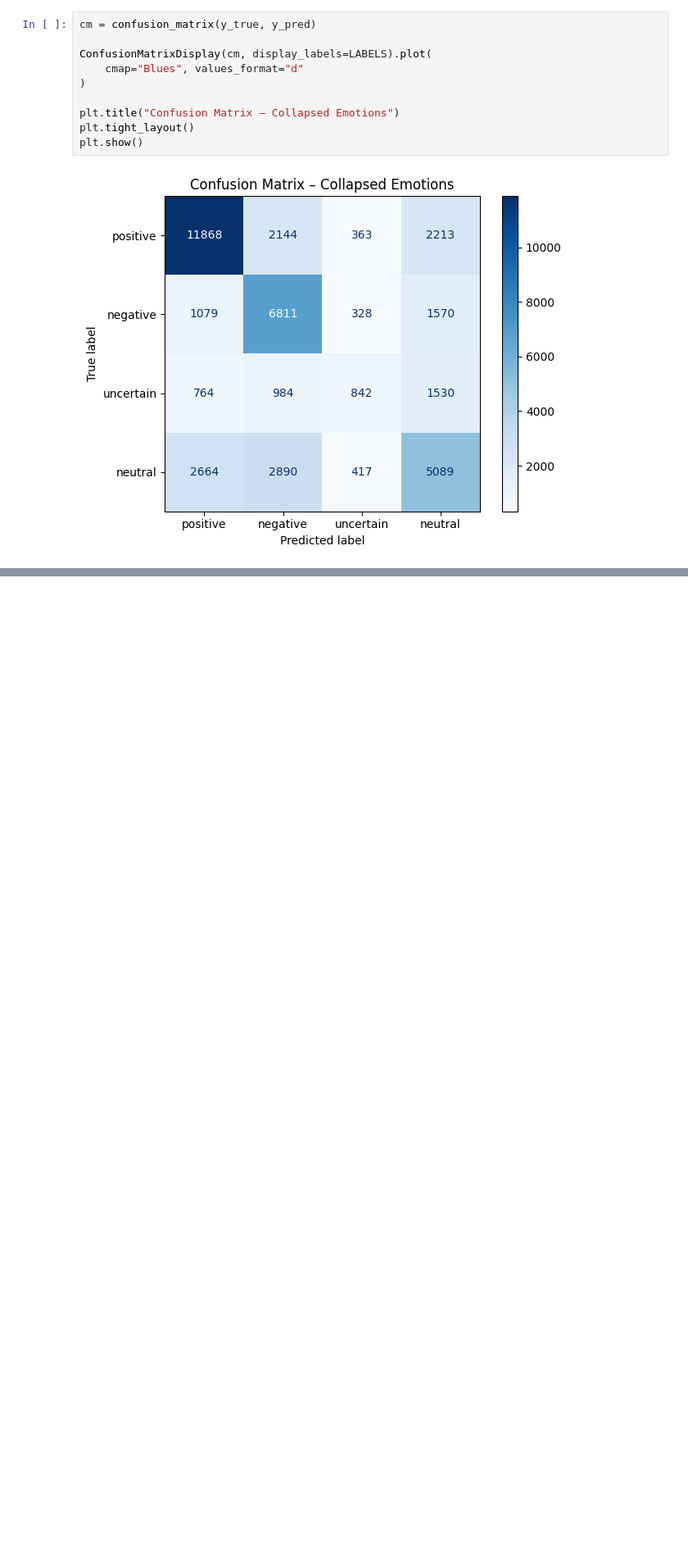
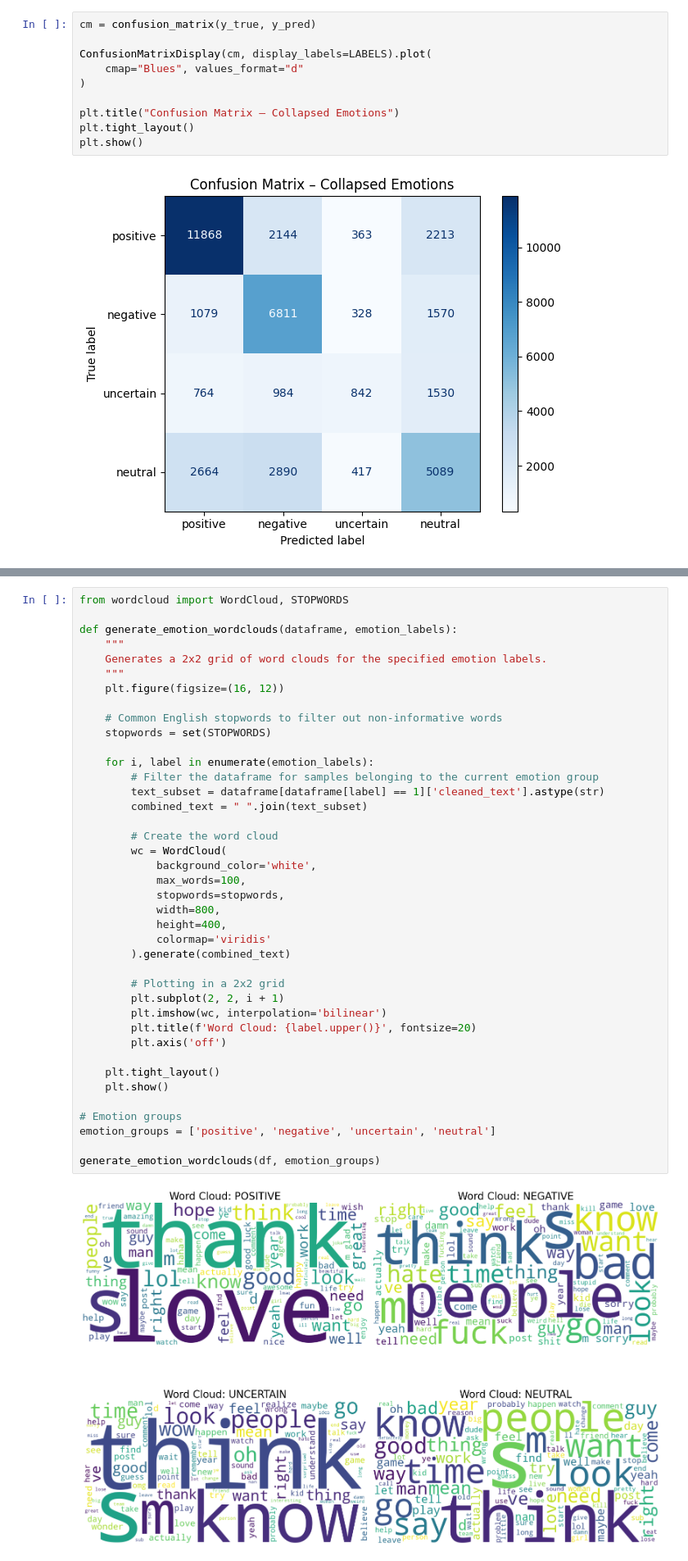
Before and after one commit to SydAt1/Emotion_Detection_AML, a Jupyter notebook: retraining_DistilBERT.ipynb, the cells around one changed output, grey strips where cells are left out. Shown at 82% size. Saved outputs shown, nothing was run; the diff lists cells and outputs as text; blank space fills up the shorter version.

Commit message:
Updated with LIME and Word Cloud

```diff
--- a/retraining_DistilBERT.ipynb
+++ b/retraining_DistilBERT.ipynb
@@ -833,0 +838,42 @@ plt.show()
+# %%
+from wordcloud import WordCloud, STOPWORDS
+
+def generate_emotion_wordclouds(dataframe, emotion_labels):
+    """
+    Generates a 2x2 grid of word clouds for the specified emotion labels.
+    """
+    plt.figure(figsize=(16, 12))
+
+    # Common English stopwords to filter out non-informative words
+    stopwords = set(STOPWORDS)
+
+    for i, label in enumerate(emotion_labels):
+        # Filter the dataframe for samples belonging to the current emotion group
+        text_subset = dataframe[dataframe[label] == 1]['cleaned_text'].astype(str)
+        combined_text = " ".join(text_subset)
+
+        # Create the word cloud
+        wc = WordCloud(
+            background_color='white',
+            max_words=100,
+            stopwords=stopwords,
+            width=800,
+            height=400,
+            colormap='viridis'
+        ).generate(combined_text)
+
+        # Plotting in a 2x2 grid
+        plt.subplot(2, 2, i + 1)
+        plt.imshow(wc, interpolation='bilinear')
+        plt.title(f'Word Cloud: {label.upper()}', fontsize=20)
+        plt.axis('off')
+
+    plt.tight_layout()
+    plt.show()
+
+# Emotion groups
+emotion_groups = ['positive', 'negative', 'uncertain', 'neutral']
+
+generate_emotion_wordclouds(df, emotion_groups)
+# %% [output]
+[figure, added]
```
Also changed, not shown: parts of 10 cells of this notebook.
